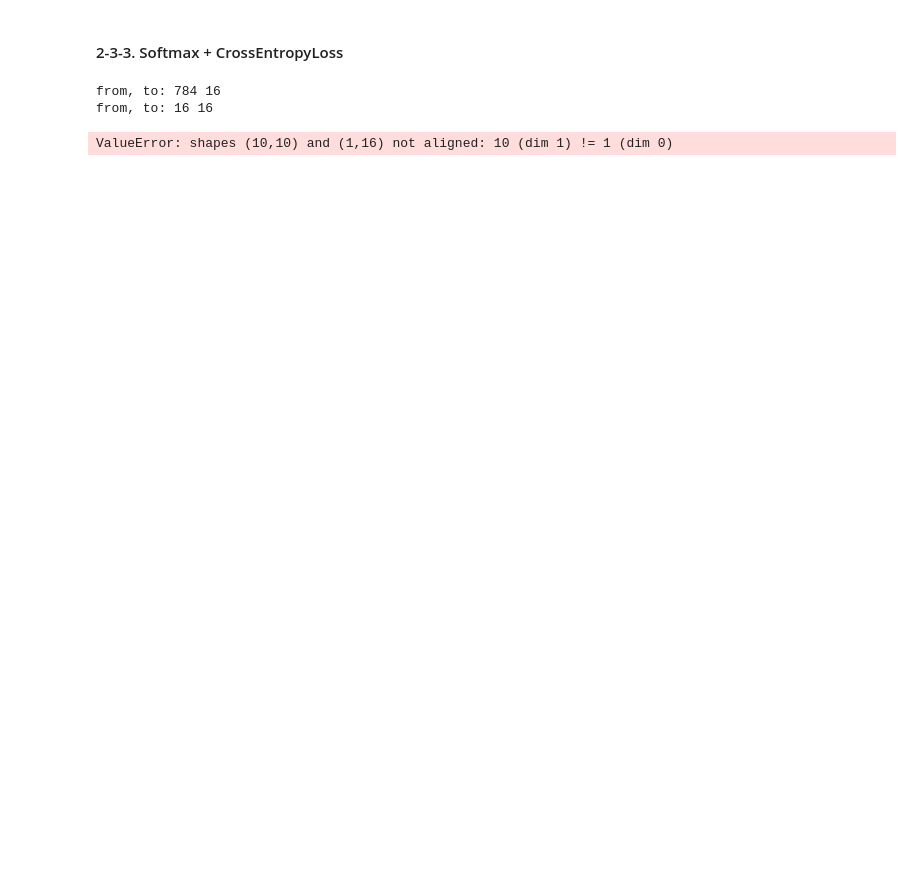
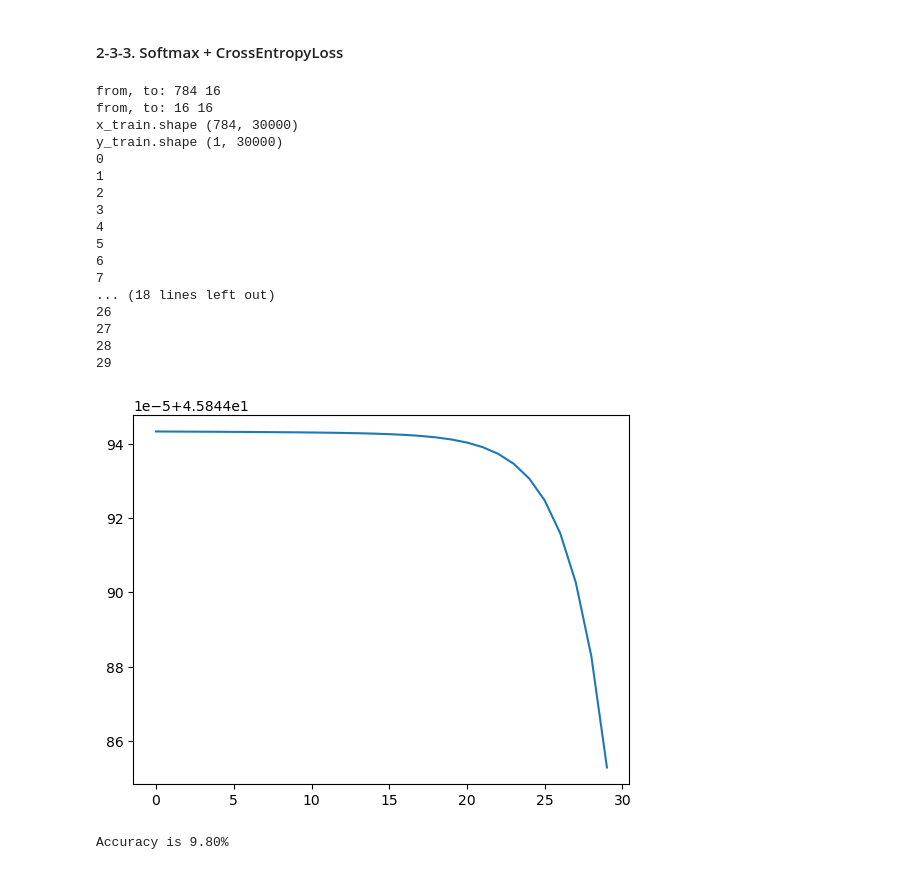
Before and after one commit to jmcheon/multilayer_perceptron, a Jupyter notebook: mnist.ipynb, the cells around one changed output. Drawn from its saved outputs; the diff is of its cells as text; code cells hidden in the pictures; blank space fills up the shorter version.

```diff
--- a/mnist.ipynb
+++ b/mnist.ipynb
@@ -265,21 +323,19 @@ Accuracy is 92.23%
 # %%
 def train(net, train_data):
     # Precompute all target vectors.
-    ts = {}
-    for t in range(10):
-        tv = np.zeros((10, 1))
-        tv[t] = 1
-        ts[t] = tv
-
-    # print("ts:", ts)
+    ys = {}
+    for y in range(10):
+        yv = np.zeros((10, 1))
+        yv[t] = 1
+        ys[t] = yv
 
     for i, train_row in enumerate(train_data):
         if not i%10000:
             print(i)
 
-        t = ts[train_row[0]] # one-hot vector
+        y = ys[train_row[0]] # one-hot vector
         x = to_col(train_row[1:])
-        net.train(x, t)
+        net.train(x, y)
 # %% [markdown]
 #### 2-2-1. Sigmoid + MSELoss
 # %%
@@ -435,16 +514,32 @@ ValueError: shapes (10,10) and (1,16) not aligned: 10 (dim 1) != 1 (dim 0)
 # %%
 layers = [
     Layer(input_shape, 16, LeakyRelu()),
     Layer(16, 16, LeakyRelu()),
     Layer(16, output_shape, Softmax()),
 ]
-net = NeuralNet(layers, CrossEntropyLoss(), 0.001)
+net = NeuralNet(layers, CrossEntropyLoss(), 0.01)
 
-train(net, train_data)
+train_loss = train(net, train_data, 30)
 
 accuracy = test(net, test_data)
 print(f"Accuracy is {100*accuracy:.2f}%")
 # %% [output]
 from, to: 784 16
 from, to: 16 16
+x_train.shape (784, 30000)
+y_train.shape (1, 30000)
+0
+1
+2
+3
+4
+5
+6
+7
+... (18 lines left out)
+26
+27
+28
+29
+[figure, added]
-ValueError: shapes (10,10) and (1,16) not aligned: 10 (dim 1) != 1 (dim 0)
+Accuracy is 9.80%
```
Also changed, not shown: parts of 21 cells of this notebook, 3 other files.
